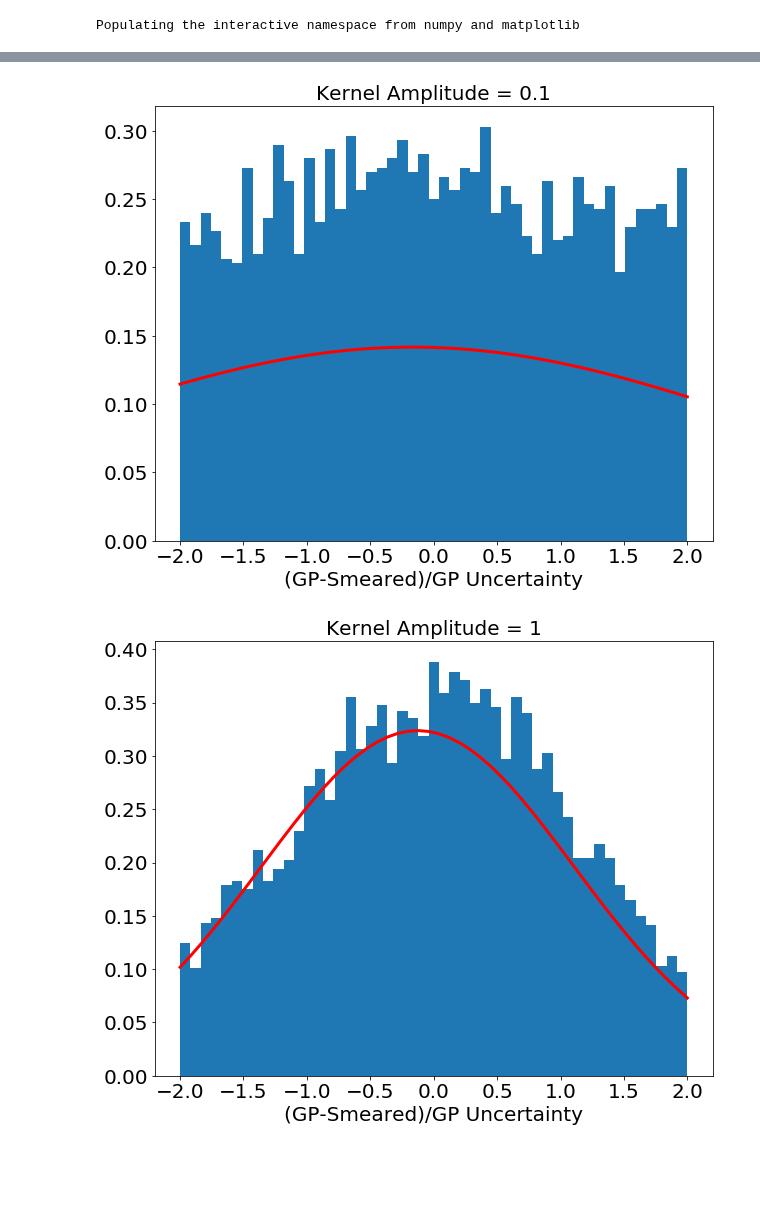
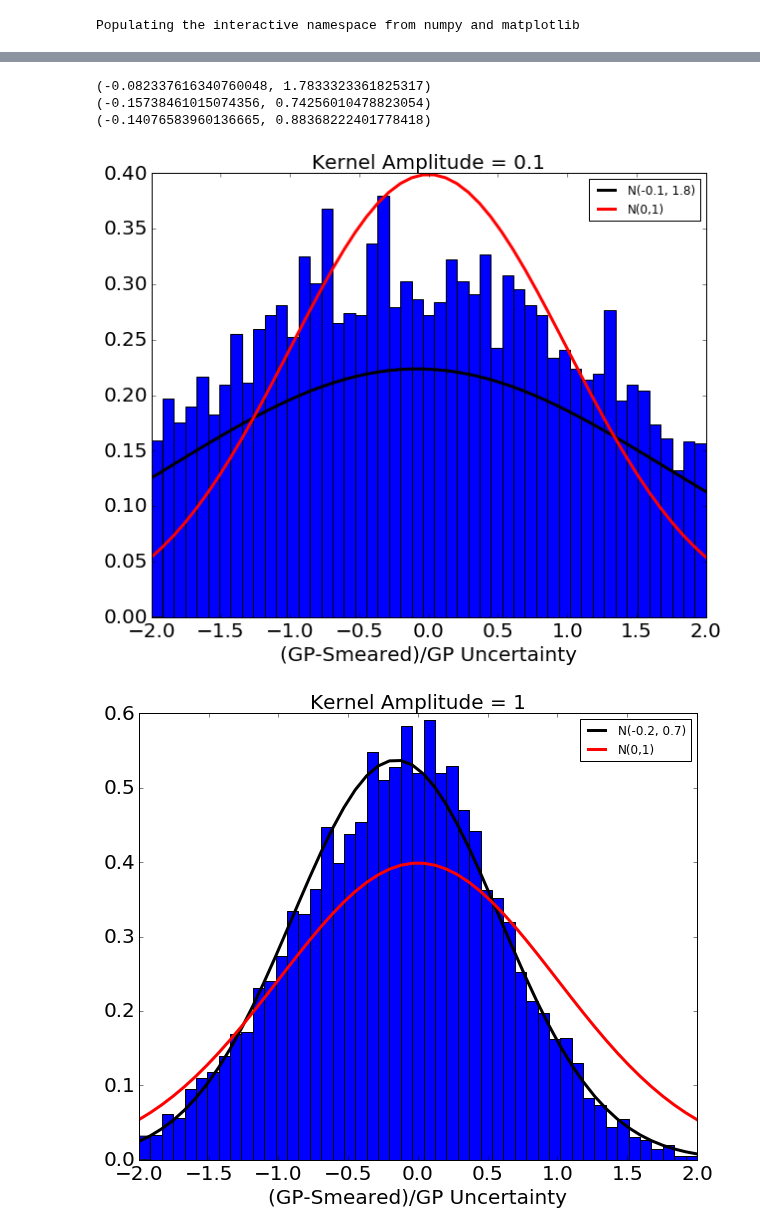
Before and after one commit to cranmer/gp-mc-template-smoother, a Jupyter notebook: GPsmearedFitting.ipynb, the cells around one changed output, grey strips where cells are left out. Drawn from its saved outputs; the diff is of its cells as text; code cells hidden in the pictures; blank space fills up the shorter version.

```diff
--- a/GPsmearedFitting.ipynb
+++ b/GPsmearedFitting.ipynb
@@ -15,7 +15,7 @@ Populating the interactive namespace from numpy and matplotlib
 truth_step_size = 0.1
 smeared_step_size = 1.
 mean = 50.
-init_Amp = 100.
+init_Amp = 10.
 init_lengthscale = 1.
 gaussian_width = 2.
 
@@ -28,6 +28,6 @@ initial_kernel = init_Amp * ExpSquaredKernel(init_lengthscale)
 initial_gp = george.GP(initial_kernel, mean=mean)
 initial_gp.compute(truth_steps)
 samples=initial_gp.sample(truth_steps,100)
-for s in samples:
-    plt.plot(truth_steps,s)
+for s in samples[:5]:
+    plt.plot(truth_steps,s, alpha=0.5)
 # %% [output]
@@ -40,11 +40,15 @@ def draw_pulls(pulls, amp):
     pull_std = np.std(pulls)
 
     n,_,_=plt.hist(pulls, bins=bins, normed=True)
-    plt.plot(bins, ss.norm.pdf(bins, pull_mean, pull_std), c='r', linewidth='3')
+    plt.plot(bins, ss.norm.pdf(bins, pull_mean, pull_std), c='black', linewidth='3', label="N({:.1f}, {:.1f})".format(pull_mean, pull_std))
+    plt.plot(bins, ss.norm.pdf(bins, 0,1), c='r', linewidth='3', label="N(0,1)")
+    print(pull_mean, pull_std)
+
     plt.xlabel("(GP-Smeared)/GP Uncertainty", fontsize=20)
     plt.title("Kernel Amplitude = "+str(amp), fontsize=20)
     plt.tick_params(axis='y', labelsize=20)
     plt.tick_params(axis='x', labelsize=20)
+    plt.legend()
 # %%
 def smear(s):
     smeared_counts=np.zeros(len(smeared_steps))
@@ -64,8 +68,8 @@ def makeGP(counts, amp_scale=1.):
 # %%
 for samp in samples:
     smeared_counts, noisy_smeared_counts = smear(samp)
-    meanGP, stdGP = makeGP(noisy_smeared_counts)
-    pull+=list((meanGP-noisy_smeared_counts)/stdGP)
+    meanGP, stdGP = makeGP(noisy_smeared_counts,.1)
+    pull+=list((meanGP-smeared_counts)/stdGP)
 # %%
 plt.figure(figsize(10,8))
 plt.ylabel('Events', fontsize=20)
@@ -105,14 +110,17 @@ draw_pulls(pull, 1)
 # %%
 ampscales=[0.1,1,10]
 pulls={}
 for amp in ampscales:
     pulls[amp]=[]
     for samp in samples:
         smeared_counts, noisy_smeared_counts = smear(samp)
         meanGP, stdGP = makeGP(noisy_smeared_counts, amp)
-        pulls[amp]+=list((meanGP-noisy_smeared_counts)/stdGP)
+        pulls[amp]+=list((meanGP-smeared_counts)/stdGP)
     plt.figure()
     draw_pulls(pulls[amp], amp)
 # %% [output]
+(-0.082337616340760048, 1.7833323361825317)
+(-0.15738461015074356, 0.74256010478823054)
+(-0.14076583960136665, 0.88368222401778418)
-[figure, old version]
+[figure, new version]
-[figure, old version]
+[figure, new version]
```
Also changed, not shown: parts of 5 cells of this notebook, 2 other files.
